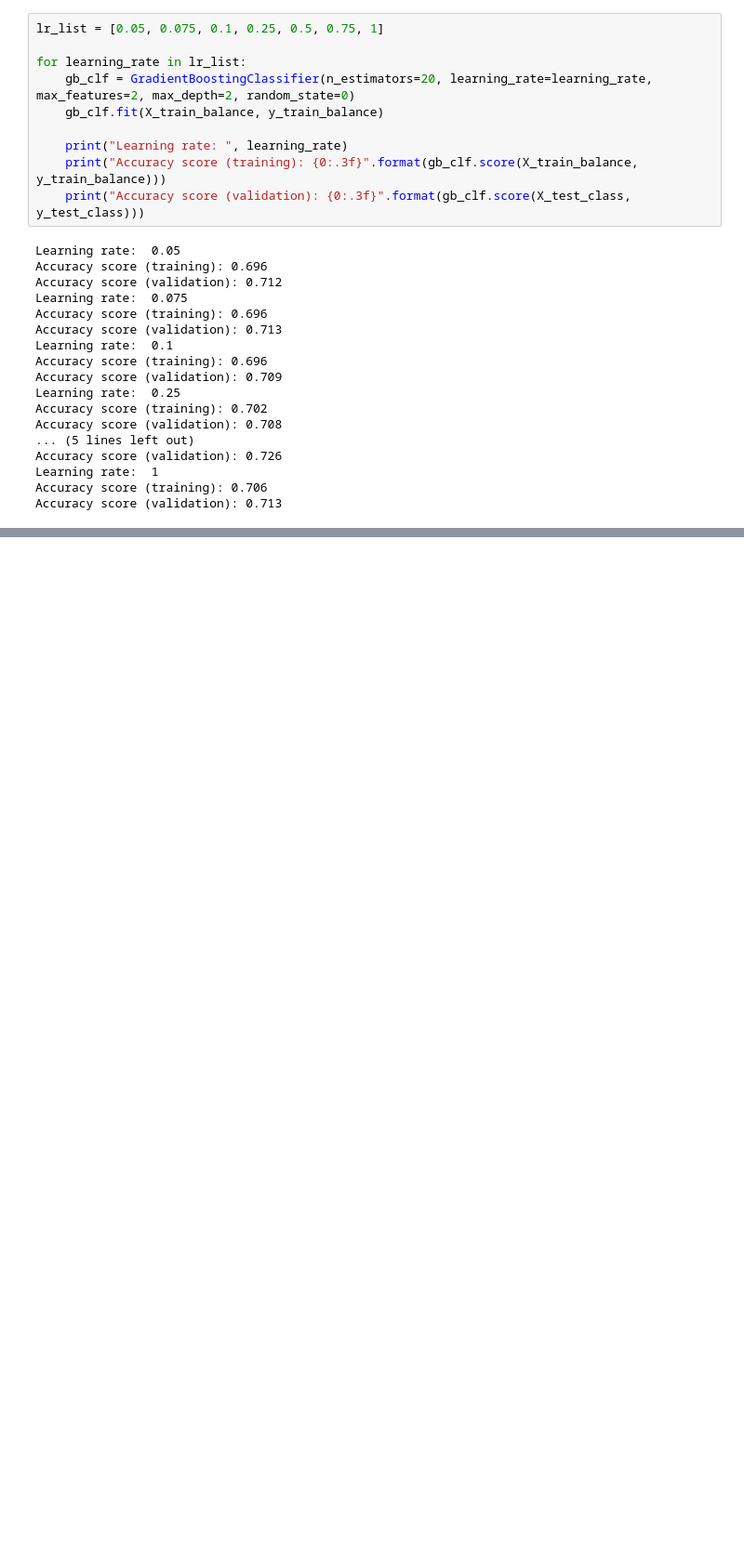
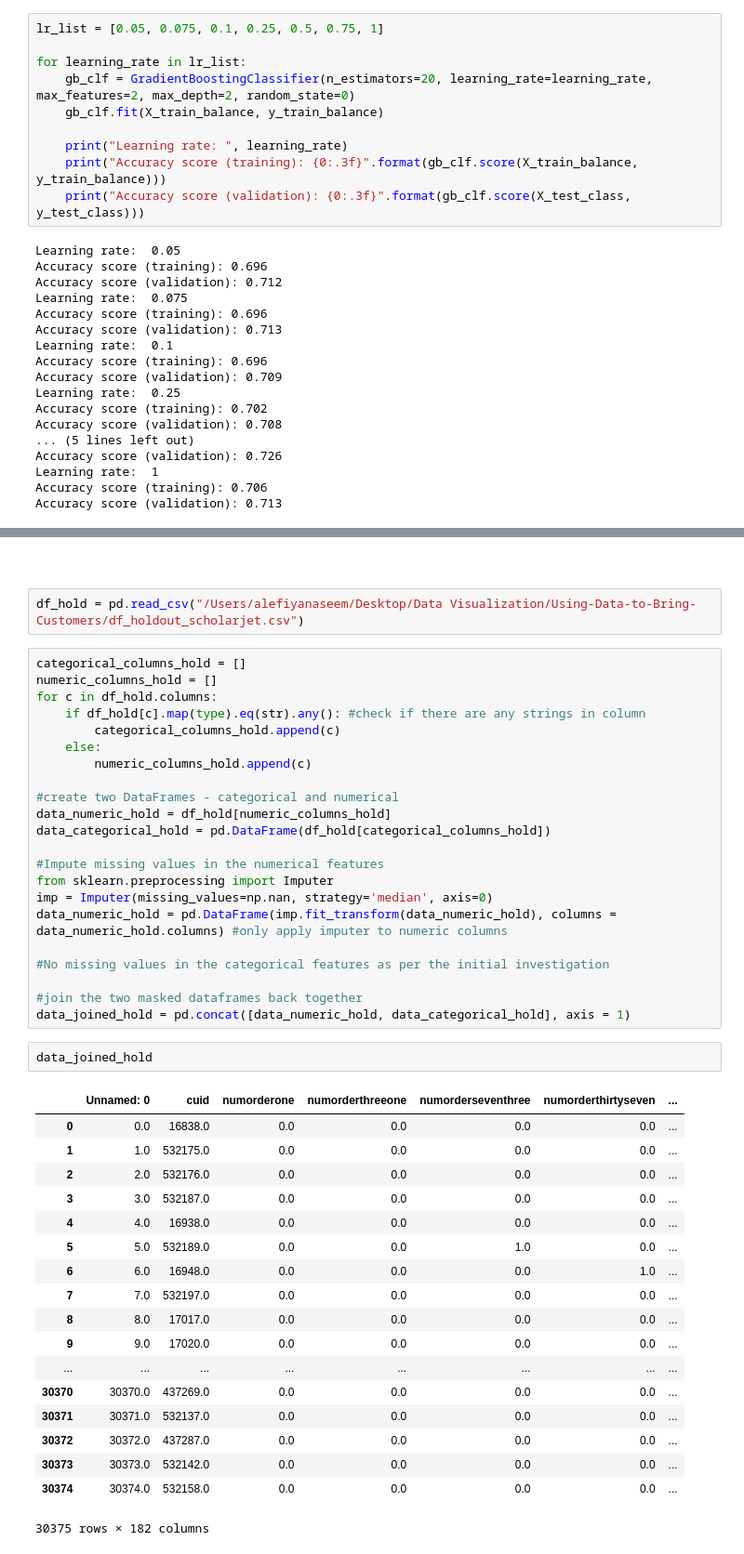
Before and after one commit to alefiya-naseem/CustomerRetention-Revenue, a Jupyter notebook: Notebooks/WayFair Phase-1.ipynb, the cells around one changed output, grey strips where cells are left out. Shown at 93% size. Drawn from its saved outputs; the diff is of its cells as text; blank space fills up the shorter version.

```diff
--- a/Notebooks/WayFair Phase-1.ipynb
+++ b/Notebooks/WayFair Phase-1.ipynb
@@ -749,0 +947,47 @@ Accuracy score (validation): 0.883
+# %% [markdown]
+####
+# %%
+df_hold = pd.read_csv("/Users/alefiyanaseem/Desktop/Data Visualization/Using-Data-to-Bring-Customers/df_holdout_scholarjet.csv")
+# %%
+categorical_columns_hold = []
+numeric_columns_hold = []
+for c in df_hold.columns:
+    if df_hold[c].map(type).eq(str).any(): #check if there are any strings in column
+        categorical_columns_hold.append(c)
+    else:
+        numeric_columns_hold.append(c)
+
+#create two DataFrames - categorical and numerical
+data_numeric_hold = df_hold[numeric_columns_hold]
+data_categorical_hold = pd.DataFrame(df_hold[categorical_columns_hold])
+
+#Impute missing values in the numerical features
+from sklearn.preprocessing import Imputer
+imp = Imputer(missing_values=np.nan, strategy='median', axis=0)
+data_numeric_hold = pd.DataFrame(imp.fit_transform(data_numeric_hold), columns = data_numeric_hold.columns) #only apply imputer to numeric columns
+
+#No missing values in the categorical features as per the initial investigation
+
+#join the two masked dataframes back together
+data_joined_hold = pd.concat([data_numeric_hold, data_categorical_hold], axis = 1)
+# %%
+data_joined_hold
+# %% [output]
+|  | Unnamed: 0 | cuid | numorderone | numorderthreeone | numorderseventhree | numorderthirtyseven | ... |
+| 0 | 0.0 | 16838.0 | 0.0 | 0.0 | 0.0 | 0.0 | ... |
+| 1 | 1.0 | 532175.0 | 0.0 | 0.0 | 0.0 | 0.0 | ... |
+| 2 | 2.0 | 532176.0 | 0.0 | 0.0 | 0.0 | 0.0 | ... |
+| 3 | 3.0 | 532187.0 | 0.0 | 0.0 | 0.0 | 0.0 | ... |
+| 4 | 4.0 | 16938.0 | 0.0 | 0.0 | 0.0 | 0.0 | ... |
+| 5 | 5.0 | 532189.0 | 0.0 | 0.0 | 1.0 | 0.0 | ... |
+| 6 | 6.0 | 16948.0 | 0.0 | 0.0 | 0.0 | 1.0 | ... |
+| 7 | 7.0 | 532197.0 | 0.0 | 0.0 | 0.0 | 0.0 | ... |
+| 8 | 8.0 | 17017.0 | 0.0 | 0.0 | 0.0 | 0.0 | ... |
+| 9 | 9.0 | 17020.0 | 0.0 | 0.0 | 0.0 | 0.0 | ... |
+| ... | ... | ... | ... | ... | ... | ... | ... |
+| 30370 | 30370.0 | 437269.0 | 0.0 | 0.0 | 0.0 | 0.0 | ... |
+| 30371 | 30371.0 | 532137.0 | 0.0 | 0.0 | 0.0 | 0.0 | ... |
+| 30372 | 30372.0 | 437287.0 | 0.0 | 0.0 | 0.0 | 0.0 | ... |
+| 30373 | 30373.0 | 532142.0 | 0.0 | 0.0 | 0.0 | 0.0 | ... |
+| 30374 | 30374.0 | 532158.0 | 0.0 | 0.0 | 0.0 | 0.0 | ... |
+30375 rows × 182 columns
```
Also changed, not shown: parts of 43 cells of this notebook, 14 other files.
